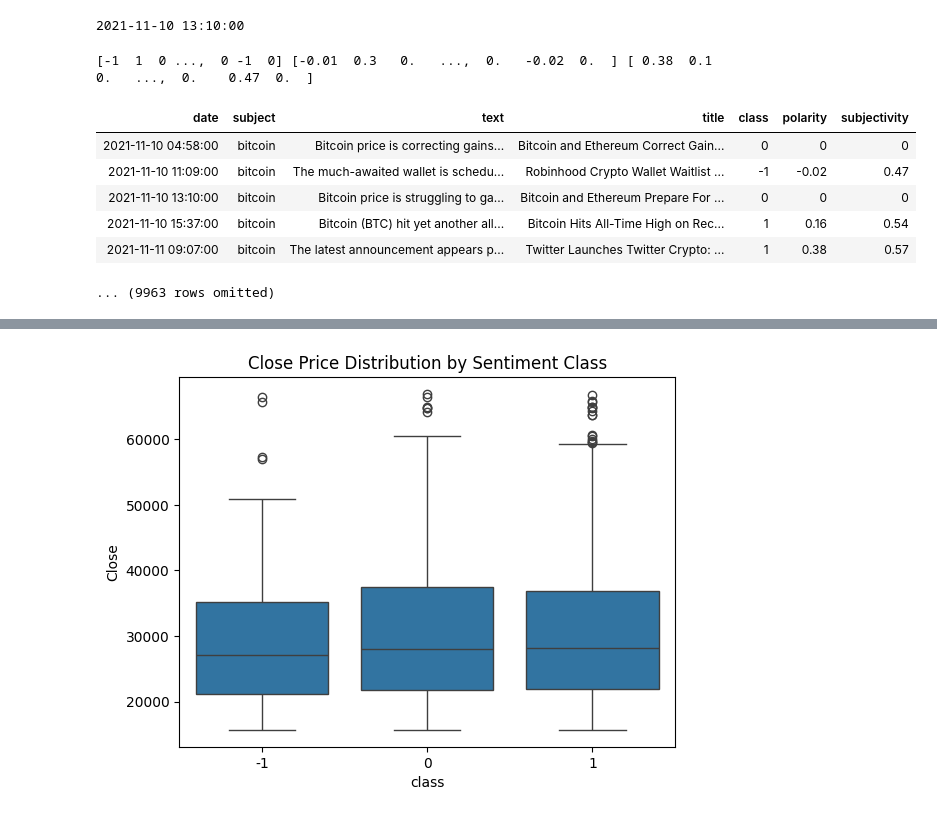
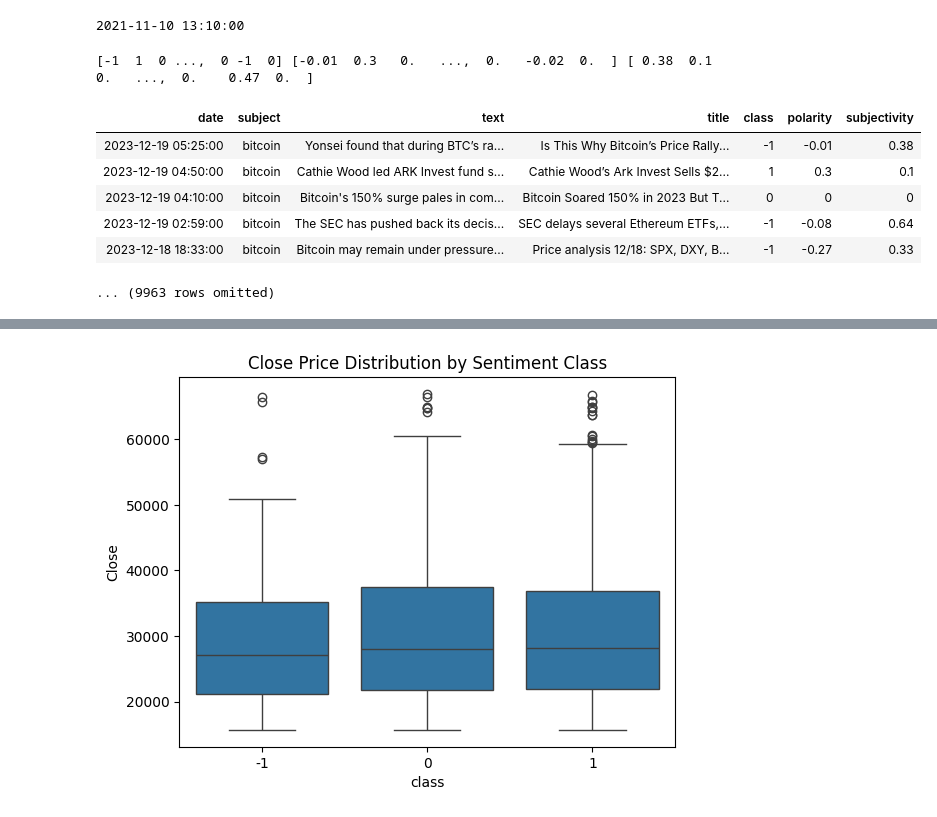
Before and after one commit to shivaansh81001/btc-prediction, a Jupyter notebook: btc_data_test.ipynb, the cells around one changed output, grey strips where cells are left out. Saved outputs shown, nothing was run; the diff lists cells and outputs as text; code cells hidden in the pictures.

```diff
--- a/btc_data_test.ipynb
+++ b/btc_data_test.ipynb
@@ -116,38 +132,38 @@ print(date_fix('2021-11-10 13:10:11'))
 # %%
 class_ = []
 polarity_ = []
 subjectivity_ = []
 
 for row in news.column("sentiment"):
   row=eval(row)
   if row['class']=='neutral':
     class_.append(0)
   elif row['class']=='negative':
     class_.append(-1)
   elif row['class']=='positive':
     class_.append(1)
 
 
   polarity_.append(row['polarity'])
   subjectivity_.append(row['subjectivity'])
 
 class_,polarity_,subjectivity_=map(np.array,(class_,polarity_,subjectivity_))
 print(class_,polarity_,subjectivity_)
 
 fixed_date = news.apply(date_fix,'date')
 
 
 news = news.with_columns("class",class_,"polarity",polarity_,"subjectivity",subjectivity_,"date",fixed_date).drop('sentiment')
 
-news.sort("date",descending=False).show(5)
+news.sort("date",descending=True).show(5)
 # %% [output]
 [-1  1  0 ...,  0 -1  0] [-0.01  0.3   0.   ...,  0.   -0.02  0.  ] [ 0.38  0.1   0.   ...,  0.    0.47  0.  ]
 | date | subject | text | title | class | polarity | subjectivity |
-| 2021-11-10 04:58:00 | bitcoin | Bitcoin price is correcting gains... | Bitcoin and Ethereum Correct Gain... | 0 | 0 | 0 |
-| 2021-11-10 11:09:00 | bitcoin | The much-awaited wallet is schedu... | Robinhood Crypto Wallet Waitlist ... | -1 | -0.02 | 0.47 |
-| 2021-11-10 13:10:00 | bitcoin | Bitcoin price is struggling to ga... | Bitcoin and Ethereum Prepare For ... | 0 | 0 | 0 |
-| 2021-11-10 15:37:00 | bitcoin | Bitcoin (BTC) hit yet another all... | Bitcoin Hits All-Time High on Rec... | 1 | 0.16 | 0.54 |
-| 2021-11-11 09:07:00 | bitcoin | The latest announcement appears p... | Twitter Launches Twitter Crypto: ... | 1 | 0.38 | 0.57 |
+| 2023-12-19 05:25:00 | bitcoin | Yonsei found that during BTC’s ra... | Is This Why Bitcoin’s Price Rally... | -1 | -0.01 | 0.38 |
+| 2023-12-19 04:50:00 | bitcoin | Cathie Wood led ARK Invest fund s... | Cathie Wood’s Ark Invest Sells $2... | 1 | 0.3 | 0.1 |
+| 2023-12-19 04:10:00 | bitcoin | Bitcoin's 150% surge pales in com... | Bitcoin Soared 150% in 2023 But T... | 0 | 0 | 0 |
+| 2023-12-19 02:59:00 | bitcoin | The SEC has pushed back its decis... | SEC delays several Ethereum ETFs,... | -1 | -0.08 | 0.64 |
+| 2023-12-18 18:33:00 | bitcoin | Bitcoin may remain under pressure... | Price analysis 12/18: SPX, DXY, B... | -1 | -0.27 | 0.33 |
 ... (9963 rows omitted)
 # %%
 merged_table = news.join("date",data,"Timestamp")
```
Also changed, not shown: parts of 6 cells of this notebook.
